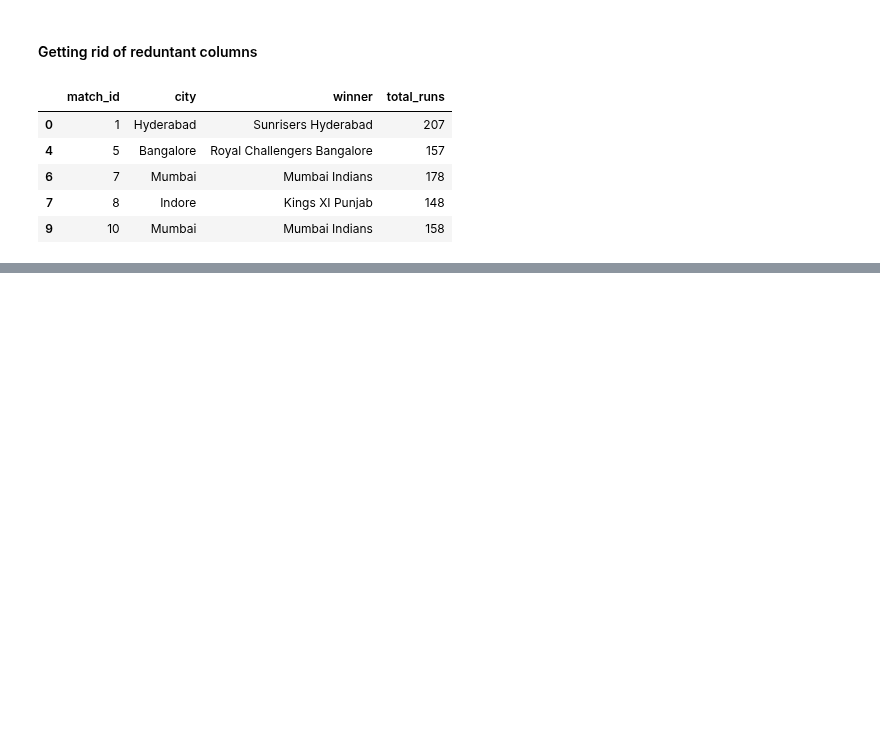
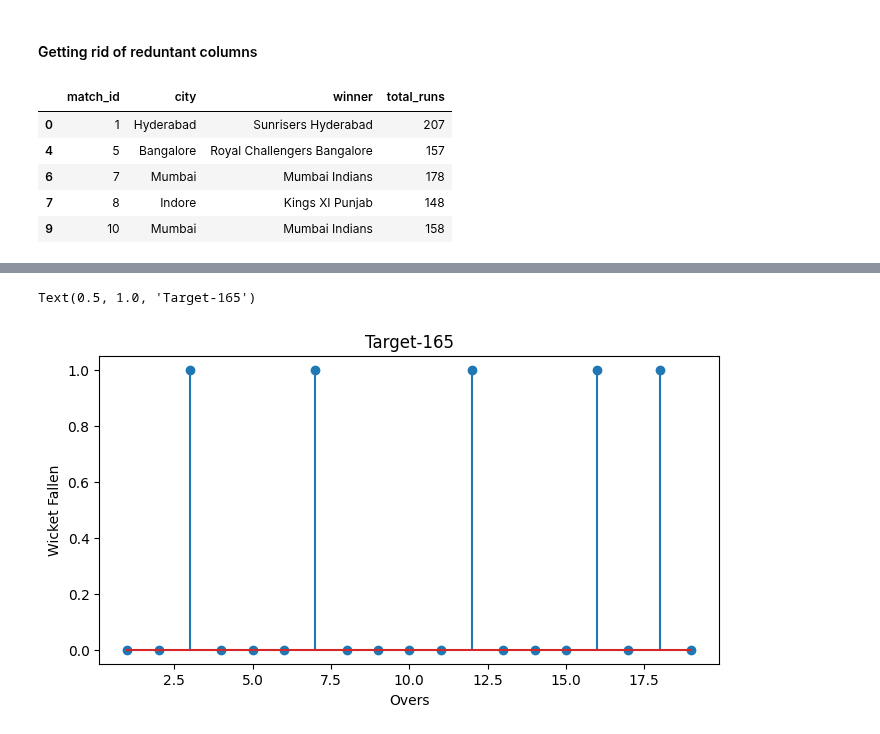
Before and after one commit to Mohwit/Ipl_chasing_team_win_predictor, a Jupyter notebook: iplMatchPredictor.ipynb, the cells around one changed output, grey strips where cells are left out. Cells and saved outputs as stored; diff of their text form; code cells hidden in the pictures; blank space fills up the shorter version.

```diff
--- a/iplMatchPredictor.ipynb
+++ b/iplMatchPredictor.ipynb
@@ -238,0 +627,14 @@ match_df.head()
+# %%
+## Displaying wicket fallen in each over
+
+plt.figure(figsize=(8,4))
+
+plt.stem(out_df['end_of_over'], out_df['wickets_in_over'])
+
+plt.xlabel("Overs")
+plt.ylabel("Wicket Fallen")
+
+plt.title('Target-' + str(target))
+# %% [output]
+Text(0.5, 1.0, 'Target-165')
+[figure, added]
```
Also changed, not shown: parts of 45 cells of this notebook.
